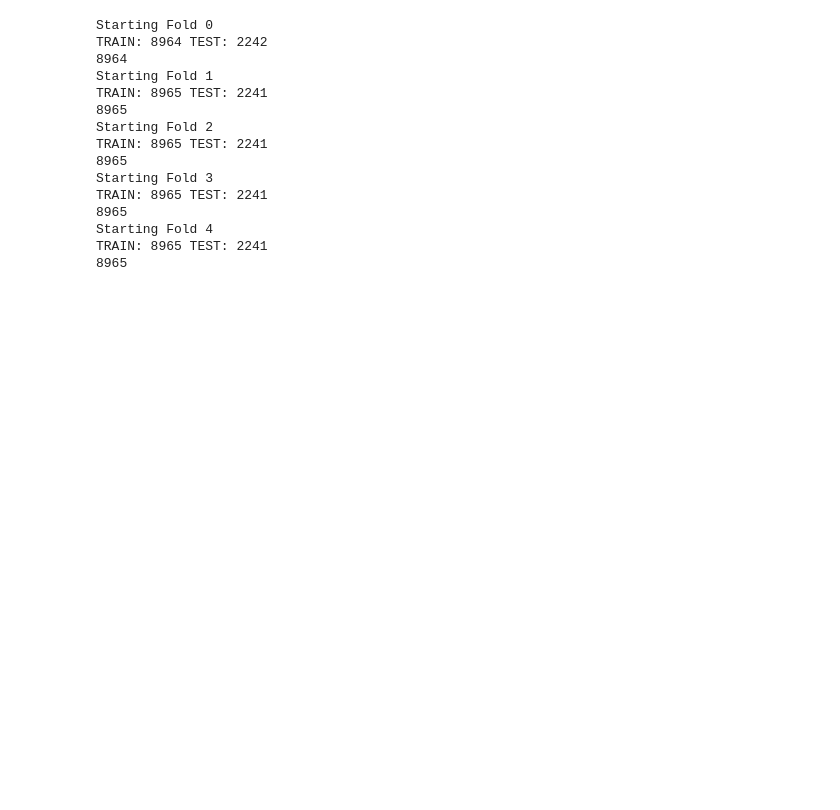
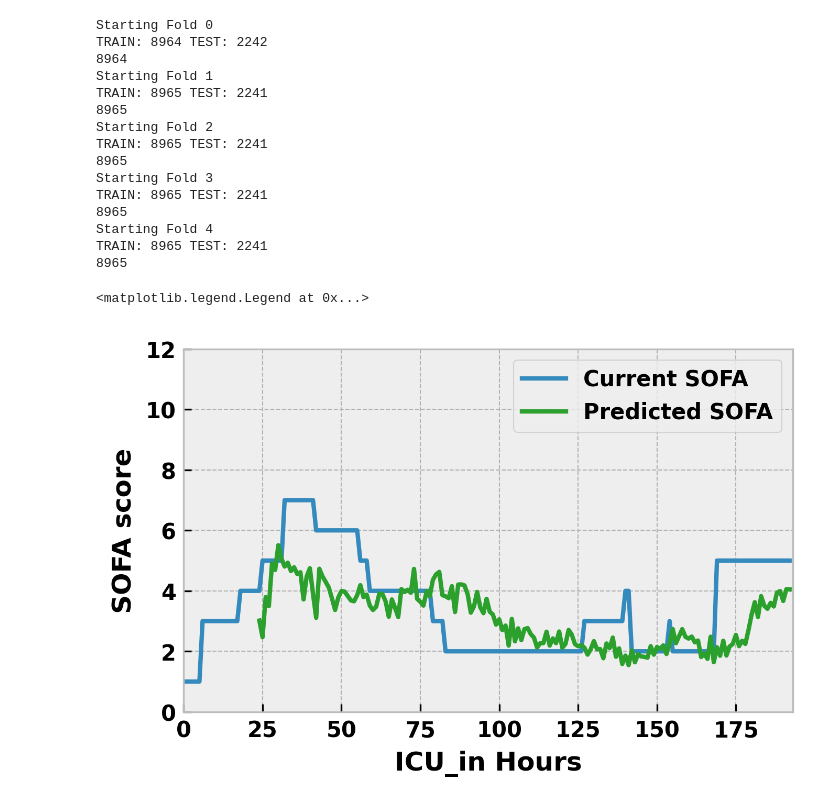
Before and after one commit to weiliao97/FR-TSVAE, a Jupyter notebook: test.ipynb, the cells around one changed output. Saved outputs shown, nothing was run; the diff lists cells and outputs as text; code cells hidden in the pictures; blank space fills up the shorter version.

Commit message:
sofa

```diff
--- a/test.ipynb
+++ b/test.ipynb
@@ -242 +244,25 @@ for p in all_path:
+# %%
+# analyze on 20 paticular patients,
+id_20 = np.random.choice(range(len(test_id)), size=20, replace=False)
+model.load_state_dict(torch.load(all_path[1]))
+id = test_id[id_20[0]]
+sofa = mimic_target['test'][id]
+_mu, _logvar = model.encoder(torch.FloatTensor(test_head[id_20[0]]).unsqueeze(0).to(device))
+mu = _mu[:, model.nonsens_idx, :]
+sofa_p = model.regr(mu.transpose(1, 2), "classify").squeeze(0).cpu().detach().numpy()
+# %%
+
+fig, ax = plt.subplots(1, 1, figsize=(5, 3))
+n = len(sofa)
+ax.plot(range(len(sofa)), sofa, label='Current SOFA')
+ax.plot(range(24, n), sofa_p*15, c="tab:green", label ='Predicted SOFA')
+ax.set_xlim((0, len(sofa)))
+ax.set_ylim((0, 12))
+ax.set_ylabel('SOFA score', size=12,  fontweight='bold')
+ax.set_xlabel('ICU_in Hours', size=12,  fontweight='bold')
+legend_properties = {'weight':'bold'}
+ax.legend(loc='upper right',  prop=legend_properties)
+# %% [output]
+<matplotlib.legend.Legend at 0x...>
+[figure, added]
 # %%
```
Also changed, not shown: parts of 3 cells of this notebook.
